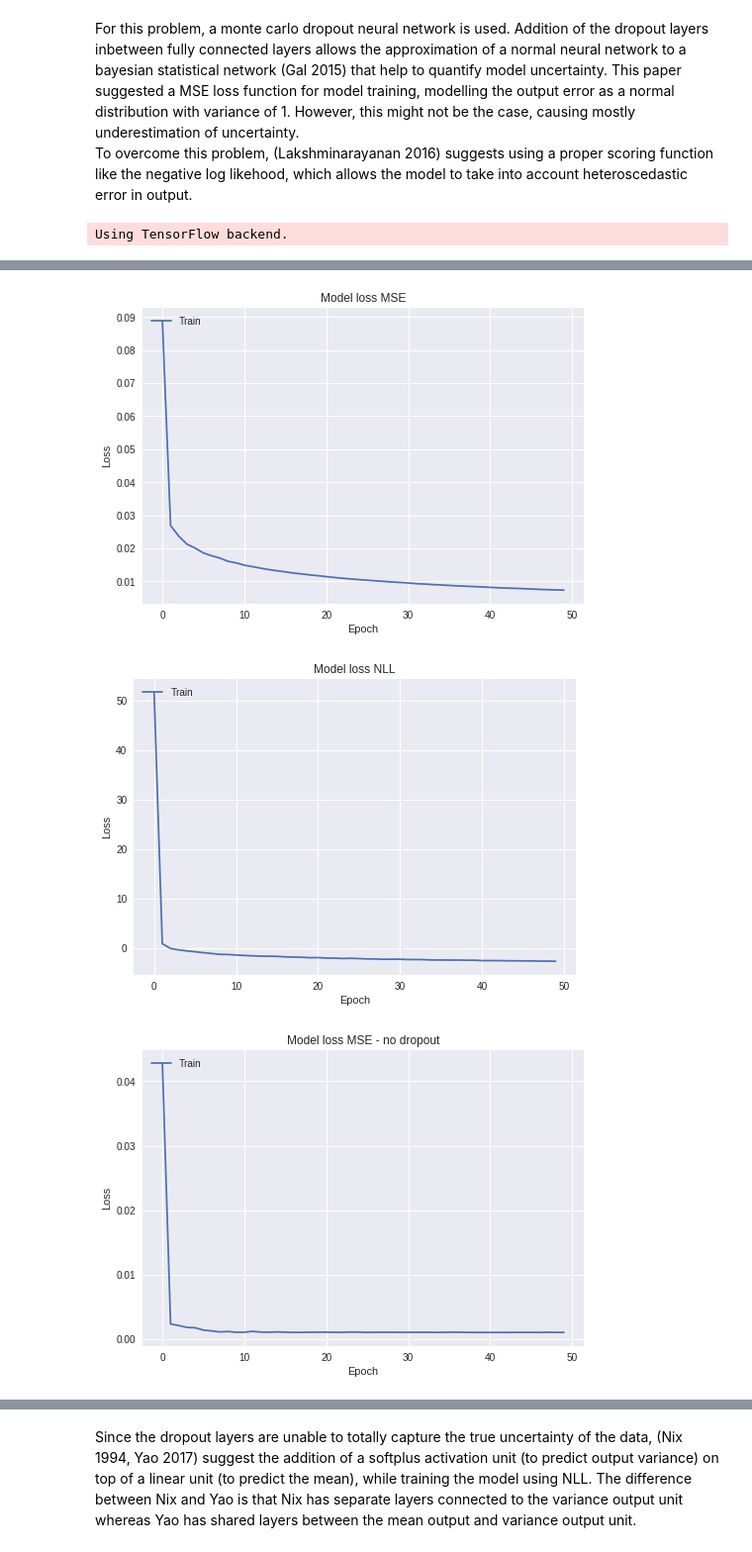
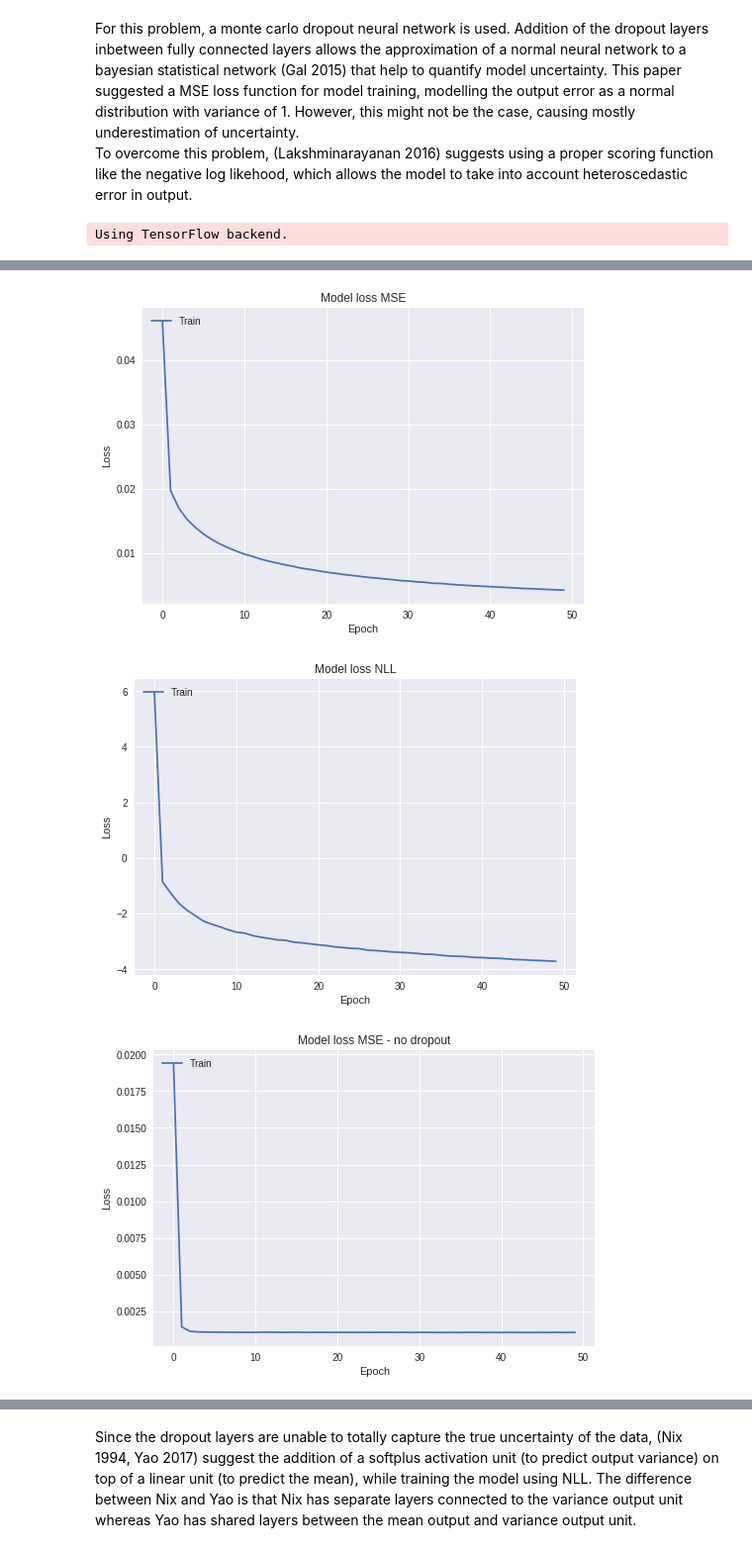
Before and after one commit to dragonheat123/nll_tryout, a Jupyter notebook: NLLexample.ipynb, the cells around one changed output, grey strips where cells are left out. Shown: that part at 99% size. Drawn from its saved outputs; the diff is of its cells as text; code cells hidden in the pictures.

```diff
--- a/NLLexample.ipynb
+++ b/NLLexample.ipynb
@@ -159,9 +152,9 @@ model3.compile(loss="mse",optimizer='adagrad')
 model3.summary()
 
 
-history = model.fit(x_train, y_train, shuffle=True, epochs=50, verbose=0, batch_size=1024)
-history2 = model2.fit(x_train, y_train, shuffle=True, epochs=50, verbose=0, batch_size=1024)
-history3 = model3.fit(x_train, y_train, shuffle=True, epochs=50, verbose=0, batch_size=1024)
+history = model.fit(x_train, y_train, shuffle=True, epochs=50, verbose=0, batch_size=256)
+history2 = model2.fit(x_train, y_train, shuffle=True, epochs=50, verbose=0, batch_size=256)
+history3 = model3.fit(x_train, y_train, shuffle=True, epochs=50, verbose=0, batch_size=256)
 
 plt.figure(3)
 plt.plot(history.history['loss'])
@@ -179,36 +172,36 @@ plt.xlabel('Epoch')
 plt.legend(['Train', 'Test'], loc='upper left')
 plt.show()
 
 
 plt.figure(10)
 plt.plot(history3.history['loss'])
 plt.title('Model loss MSE - no dropout')
 plt.ylabel('Loss')
 plt.xlabel('Epoch')
 plt.legend(['Train', 'Test'], loc='upper left')
 plt.show()
 # %% [output]
 Using TensorFlow backend.
 _________________________________________________________________
 Layer (type)                 Output Shape              Param #
 =================================================================
 input_1 (InputLayer)         (None, 2)                 0
 _________________________________________________________________
 dense_1 (Dense)              (None, 512)               1536
 _________________________________________________________________
 dropout_1 (Dropout)          (None, 512)               0
 _________________________________________________________________
 dense_2 (Dense)              (None, 256)               131328
 _________________________________________________________________
 dropout_2 (Dropout)          (None, 256)               0
 ... (47 lines left out)
 Total params: 165,889
 Trainable params: 165,889
 Non-trainable params: 0
 _________________________________________________________________
-[figure, old version]
+[figure, new version]
-[figure, old version]
+[figure, new version]
-[figure, old version]
+[figure, new version]
 # %%
 ###inference
 mat = []
```
Also changed, not shown: parts of 9 cells of this notebook.
